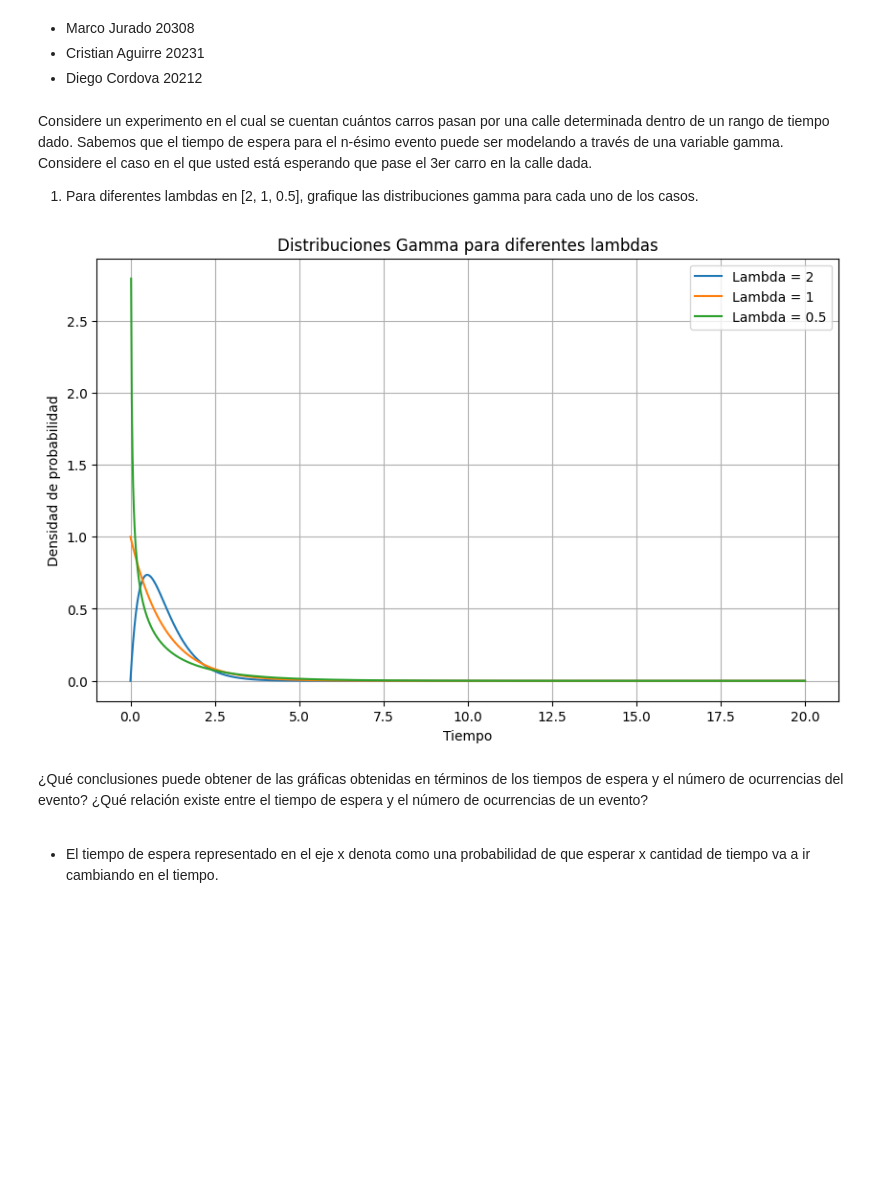
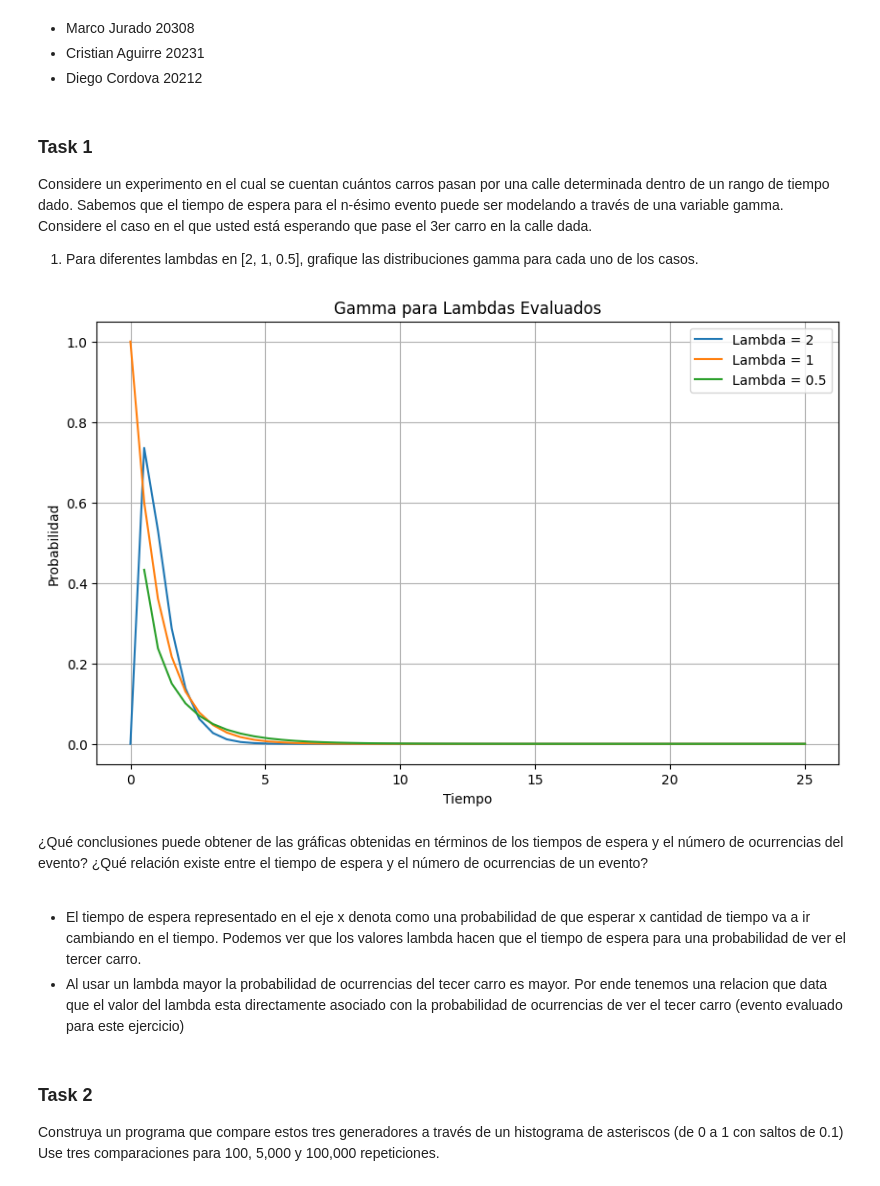
Before and after one commit to Diego-CB/Lab3-ModSim, a Jupyter notebook: parte2.ipynb, the cells around one changed output. Saved outputs shown, nothing was run; the diff lists cells and outputs as text; code cells hidden in the pictures; blank space fills up the shorter version.

```diff
--- a/parte2.ipynb
+++ b/parte2.ipynb
@@ -6,6 +6,7 @@
 - Cristian Aguirre 20231
 - Diego Cordova 20212
 # %% [markdown]
+### Task 1
 Considere un experimento en el cual se cuentan cuántos carros pasan por una calle determinada dentro de un
 rango de tiempo dado. Sabemos que el tiempo de espera para el n-ésimo evento puede ser modelando a través de
 una variable gamma. Considere el caso en el que usted está esperando que pase el 3er carro en la calle dada.
@@ -18,23 +20,28 @@ from scipy.stats import gamma
 # %%
 valores_lambda = [2,1,0.5]
-x = np.linspace(0, 20, 1000)
+rangos_eval = np.linspace(0, 25, 50)
 
-
+# hacer grafico
 plt.figure(figsize=(10, 6))
 for l in valores_lambda:
-    y = gamma.pdf(x, l, scale=1/l)
-    plt.plot(x, y, label=f"Lambda = {l}")
+    y = gamma.pdf(rangos_eval, l, scale=1/l) # valores de gamma con los lambda
+    plt.plot(rangos_eval, y, label=f"Lambda = {l}")
 
 plt.xlabel("Tiempo")
-plt.ylabel("Densidad de probabilidad")
-plt.title("Distribuciones Gamma para diferentes lambdas")
+plt.ylabel("Probabilidad")
+plt.title("Gamma para Lambdas Evaluados")
 plt.legend()
 plt.grid(True)
 plt.show()
 # %% [output]
-[figure, old version]
+[figure, new version]
 # %% [markdown]
 ¿Qué conclusiones puede obtener de las gráficas obtenidas en términos de los tiempos de espera y el
 número de ocurrencias del evento? ¿Qué relación existe entre el tiempo de espera y el número de
 ocurrencias de un evento?<br><br>
-- El tiempo de espera representado en el eje x denota como una probabilidad de que esperar x cantidad de tiempo va a ir cambiando en el tiempo.
+- El tiempo de espera representado en el eje x denota como una probabilidad de que esperar x cantidad de tiempo va a ir cambiando en el tiempo. Podemos ver que los valores lambda hacen que el tiempo de espera para una probabilidad de ver el tercer carro.
+- Al usar un lambda mayor la probabilidad de ocurrencias del tecer carro es mayor. Por ende tenemos una relacion que data que el valor del lambda esta directamente asociado con la probabilidad de ocurrencias de ver el tecer carro (evento evaluado para este ejercicio)
+# %% [markdown]
+### Task 2
+Construya un programa que compare estos tres generadores a través de un histograma de asteriscos (de 0
+a 1 con saltos de 0.1) Use tres comparaciones para 100, 5,000 y 100,000 repeticiones.
```
Also changed, not shown: parts of 3 cells of this notebook.
